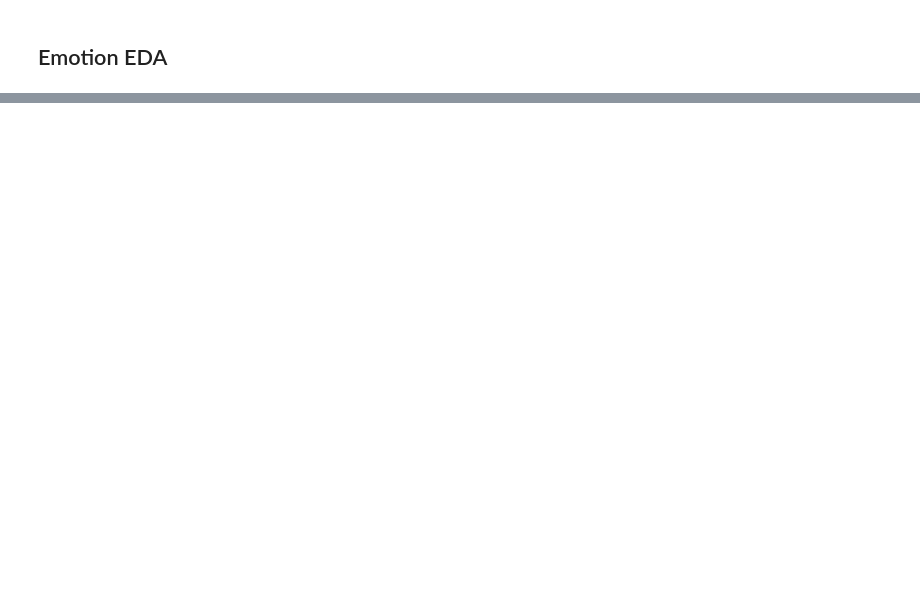
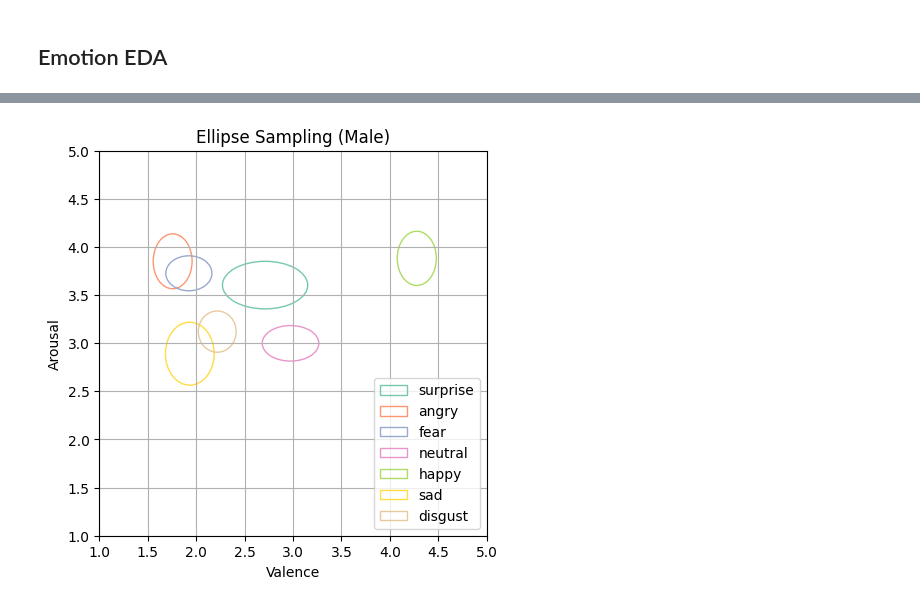
Before and after one commit to 1pha/MulitmodalERC-TensorMixerNetwork, a Jupyter notebook: emotion_arousal_valence.ipynb, the cells around one changed output, grey strips where cells are left out. Saved outputs shown, nothing was run; the diff lists cells and outputs as text; code cells hidden in the pictures; blank space fills up the shorter version.

```diff
--- a/emotion_arousal_valence.ipynb
+++ b/emotion_arousal_valence.ipynb
@@ -218,0 +67,4 @@ plt.show()
+# %%
+drawing_ellipse(male_dict, title='Ellipse Sampling (Male)')
+# %% [output]
+[figure, added]
```
Also changed, not shown: parts of 21 cells of this notebook, 2 other files.
